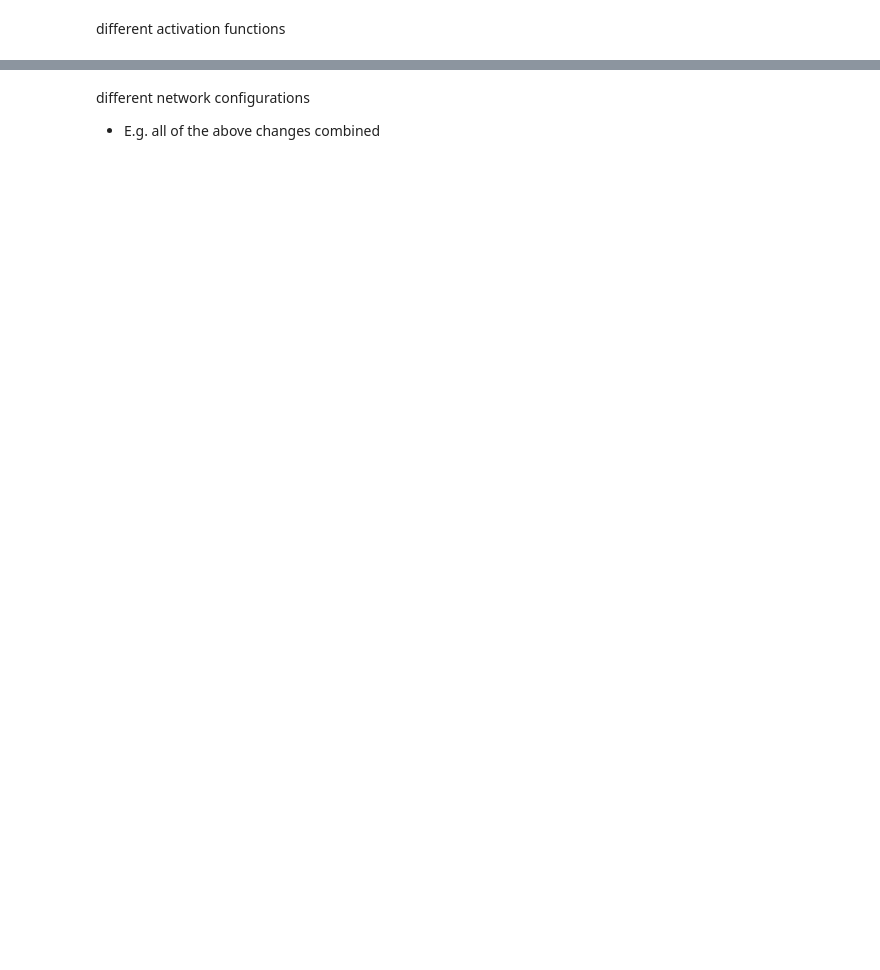
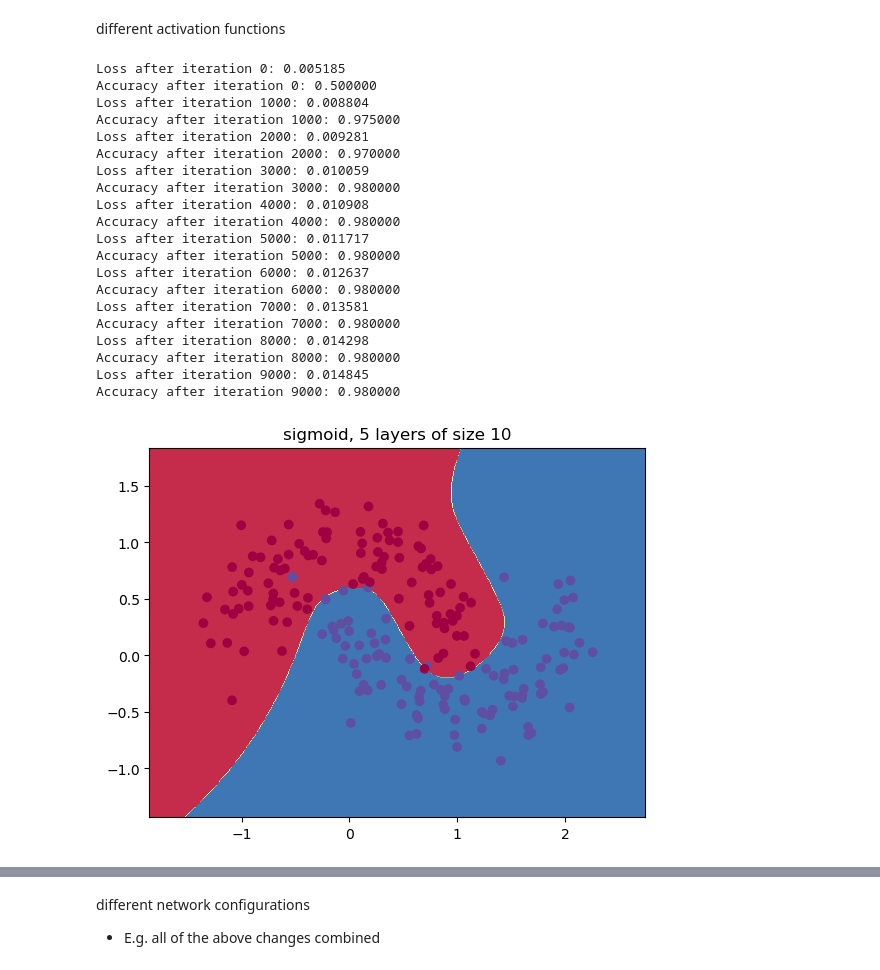
Before and after one commit to kdmalc/deeplearning576, a Jupyter notebook: HW1/HW1_EmbeddedReport.ipynb, the cells around one changed output, grey strips where cells are left out. Saved outputs shown, nothing was run; the diff lists cells and outputs as text; code cells hidden in the pictures; blank space fills up the shorter version.

```diff
--- a/HW1/HW1_EmbeddedReport.ipynb
+++ b/HW1/HW1_EmbeddedReport.ipynb
@@ -652,2 +676,10 @@ different number of layers
 # %% [markdown]
 different layer sizes
+# %%
+actFun_type = 'tanh' #sigmoid, relu
+hidden_neurons_per_layer = 5
+num_layers = 5
+deep_model_tanh_5_10 = DeepNeuralNetwork(nn_input_dim=2, nn_hidden_dim=hidden_neurons_per_layer, nn_output_dim=2, n_layers=num_layers, actFun_type=actFun_type)
+deep_model_tanh_5_10.fit_model(X, y, num_passes=10000)
+plt.title(f'{actFun_type}, {num_layers} layers of size {hidden_neurons_per_layer}')
+deep_model_tanh_5_10.visualize_decision_boundary(X,y)
@@ -653,0 +708,8 @@ different layer sizes
+# %%
+actFun_type = 'tanh' #sigmoid, relu
+hidden_neurons_per_layer = 30
+num_layers = 5
+deep_model_tanh_5_10 = DeepNeuralNetwork(nn_input_dim=2, nn_hidden_dim=hidden_neurons_per_layer, nn_output_dim=2, n_layers=num_layers, actFun_type=actFun_type)
+deep_model_tanh_5_10.fit_model(X, y, num_passes=10000)
+plt.title(f'{actFun_type}, {num_layers} layers of size {hidden_neurons_per_layer}')
+deep_model_tanh_5_10.visualize_decision_boundary(X,y)
@@ -654,2 +738,32 @@ different layer sizes
 # %% [markdown]
 different activation functions
+# %%
+actFun_type = 'sigmoid'
+hidden_neurons_per_layer = 10
+num_layers = 5
+deep_model_tanh_5_10 = DeepNeuralNetwork(nn_input_dim=2, nn_hidden_dim=hidden_neurons_per_layer, nn_output_dim=2, n_layers=num_layers, actFun_type=actFun_type)
+deep_model_tanh_5_10.fit_model(X, y, num_passes=10000)
+plt.title(f'{actFun_type}, {num_layers} layers of size {hidden_neurons_per_layer}')
+deep_model_tanh_5_10.visualize_decision_boundary(X,y)
+# %% [output]
+Loss after iteration 0: 0.005185
+Accuracy after iteration 0: 0.500000
+Loss after iteration 1000: 0.008804
+Accuracy after iteration 1000: 0.975000
+Loss after iteration 2000: 0.009281
+Accuracy after iteration 2000: 0.970000
+Loss after iteration 3000: 0.010059
+Accuracy after iteration 3000: 0.980000
+Loss after iteration 4000: 0.010908
+Accuracy after iteration 4000: 0.980000
+Loss after iteration 5000: 0.011717
+Accuracy after iteration 5000: 0.980000
+Loss after iteration 6000: 0.012637
+Accuracy after iteration 6000: 0.980000
+Loss after iteration 7000: 0.013581
+Accuracy after iteration 7000: 0.980000
+Loss after iteration 8000: 0.014298
+Accuracy after iteration 8000: 0.980000
+Loss after iteration 9000: 0.014845
+Accuracy after iteration 9000: 0.980000
+[figure, added]
```
Also changed, not shown: parts of 58 cells of this notebook, 2 other files.
